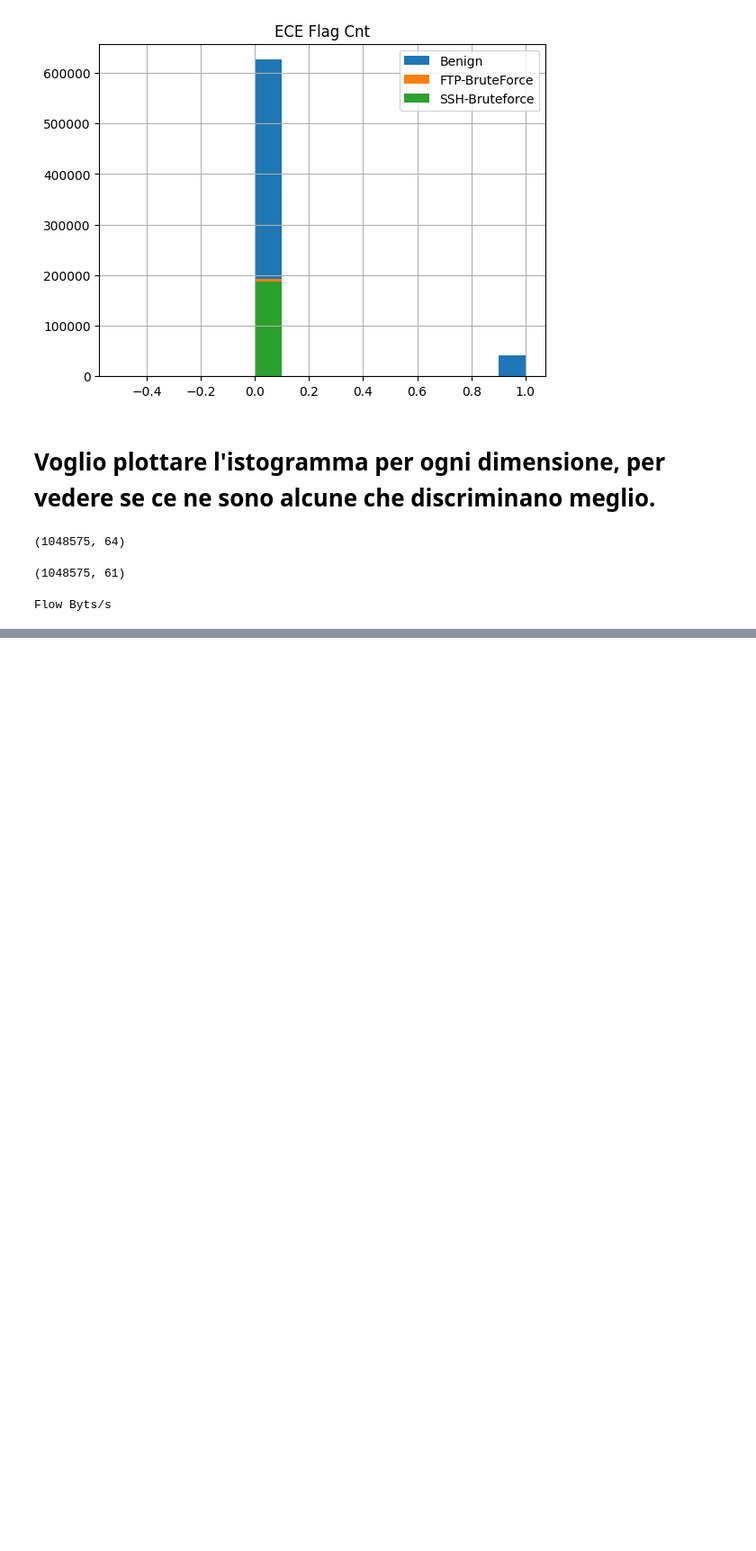
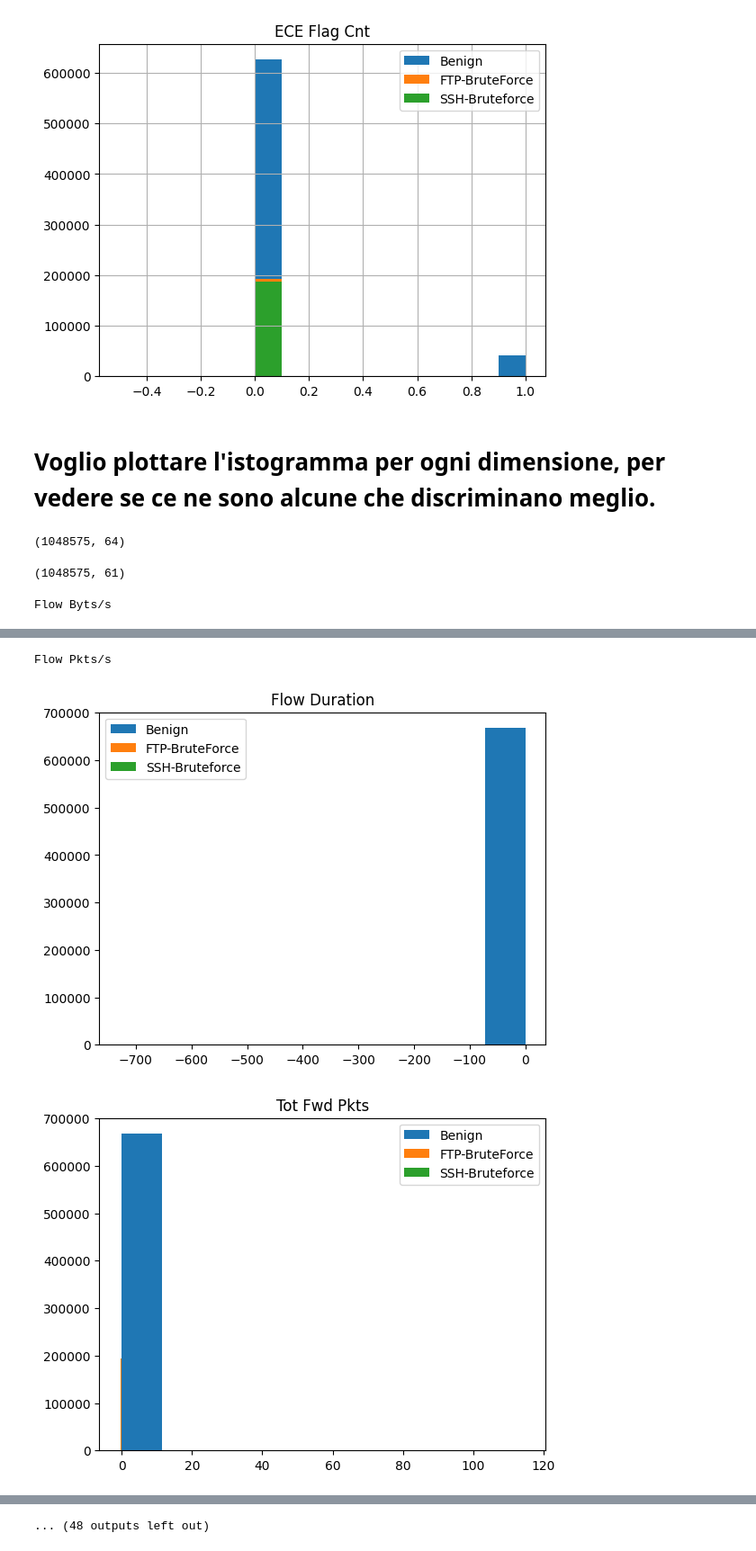
Before and after one commit to ChiaraAmalia/AdvancedCyberSecurity, a Jupyter notebook: 14_simo_analysis.ipynb, the cells around one changed output, grey strips where cells are left out. Shown at 90% size. Drawn from its saved outputs; the diff is of its cells as text; code cells hidden in the pictures; blank space fills up the shorter version.

```diff
--- a/14_simo_analysis.ipynb
+++ b/14_simo_analysis.ipynb
@@ -177,14 +182,3 @@ df_14.drop('Flow Byts/s',axis=1,inplace=True)
 # Da capire perchè dà problemi
 
 #Flow Pkts/s
-# %%
-for a in df_14.head(0):
-    try:
-        fig, ax = plt.subplots()
-        ax.hist((df_14[a][df_14['Label'] == 'Benign']/df_14[a].max()),label='Benign')
-        ax.hist((df_14[a][df_14['Label'] == 'FTP-BruteForce']/df_14[a].max()),label='FTP-BruteForce')
-        ax.hist((df_14[a][df_14['Label'] == 'SSH-Bruteforce']/df_14[a].max()),label='SSH-Bruteforce')
-        plt.legend()
-        plt.title(str(a))
-    except:
-        print(a)
@@ -211,3 +191,20 @@ no_lab.pop('Label')
 comb = list(combinations(no_lab.head(0), 2))
 
 colors = { 'FTP-BruteForce':'orange', 'SSH-Bruteforce':'black','Benign':'red'}
+# %%
+prova = ['Bwd Seg Size Avg','Bwd Pkt Len Std']
+#df_14.head(0)
+for a in no_lab.head(0):
+    try:
+        fig, ax = plt.subplots()
+        ax.hist((normalize(a)[df_14['Label'] == 'Benign']),label='Benign')
+        ax.hist((normalize(a)[df_14['Label'] == 'FTP-BruteForce']),label='FTP-BruteForce')
+        ax.hist((normalize(a)[df_14['Label'] == 'SSH-Bruteforce']),label='SSH-Bruteforce')
+        plt.legend()
+        plt.title(str(a))
+    except:
+        print(a)
+# %% [output]
+Flow Pkts/s
+[figure, added]
+[figure, added]
@@ -214,3 +220,4 @@ colors = { 'FTP-BruteForce':'orange', 'SSH-Bruteforce':'black','Benign':'red'}
+... (48 outputs left out)
 # %%
 print(no_lab.shape)
 print(df_14.shape)
```
Also changed, not shown: parts of 9 cells of this notebook.
